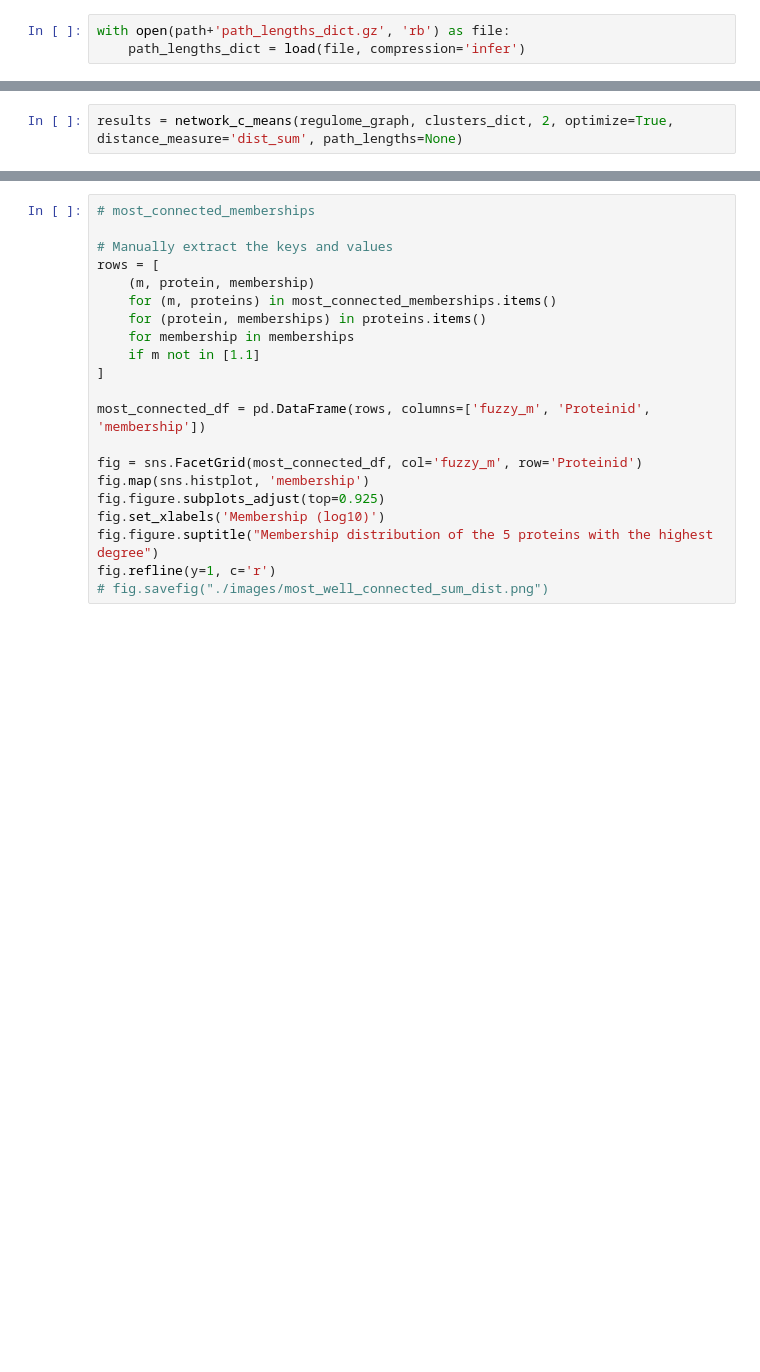
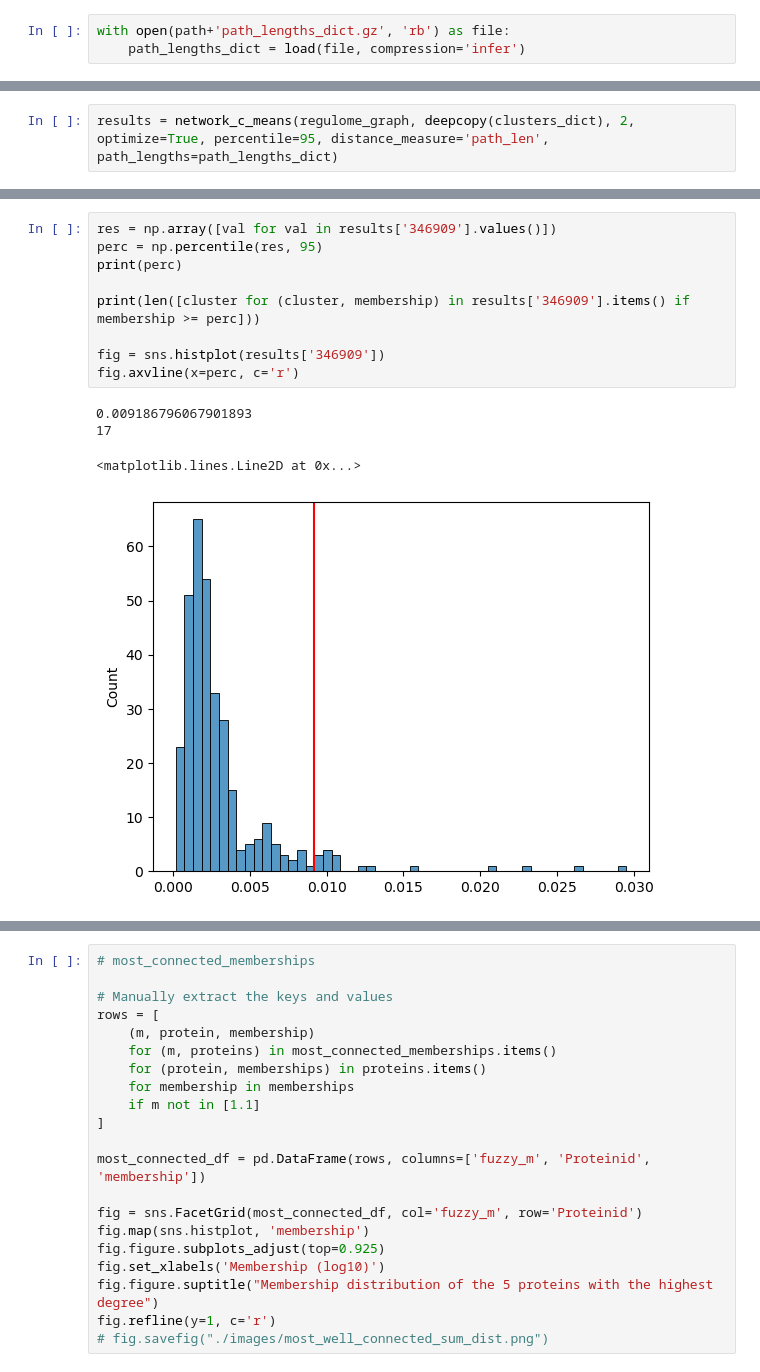
Before and after one commit to ViHoller/regulomeClustering, a Jupyter notebook: regulome_clustering_c_means.ipynb, the cells around one changed output, grey strips where cells are left out. Saved outputs shown, nothing was run; the diff lists cells and outputs as text; blank space fills up the shorter version.

Commit message:
c-means

```diff
--- a/regulome_clustering_c_means.ipynb
+++ b/regulome_clustering_c_means.ipynb
@@ -214,4 +210,4 @@ ImportError: No module named widgetsnbextension
 # %%
-results = network_c_means(regulome_graph, clusters_dict, 2, optimize=True, distance_measure='dist_sum', path_lengths=None)
+results = network_c_means(regulome_graph, deepcopy(clusters_dict), 2, optimize=True, percentile=95, distance_measure='path_len', path_lengths=path_lengths_dict)
 # %% [output]
 Iteration 1 of 5
@@ -219 +254,15 @@ ImportError: IProgress not found. Please update jupyter and ipywidgets. See http
+# %%
+res = np.array([val for val in results['346909'].values()])
+perc = np.percentile(res, 95)
+print(perc)
+
+print(len([cluster for (cluster, membership) in results['346909'].items() if membership >= perc]))
+
+fig = sns.histplot(results['346909'])
+fig.axvline(x=perc, c='r')
+# %% [output]
+0.009186796067901893
+17
+<matplotlib.lines.Line2D at 0x...>
+[figure, added]
 # %%
```
Also changed, not shown: parts of 10 cells of this notebook.
